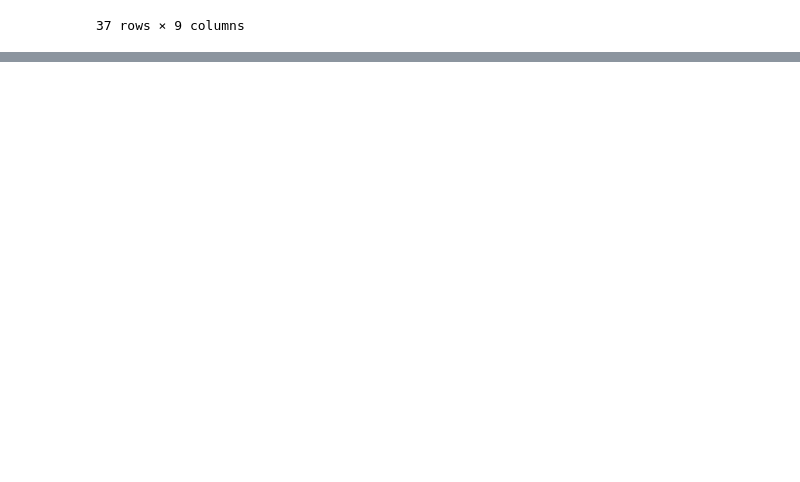
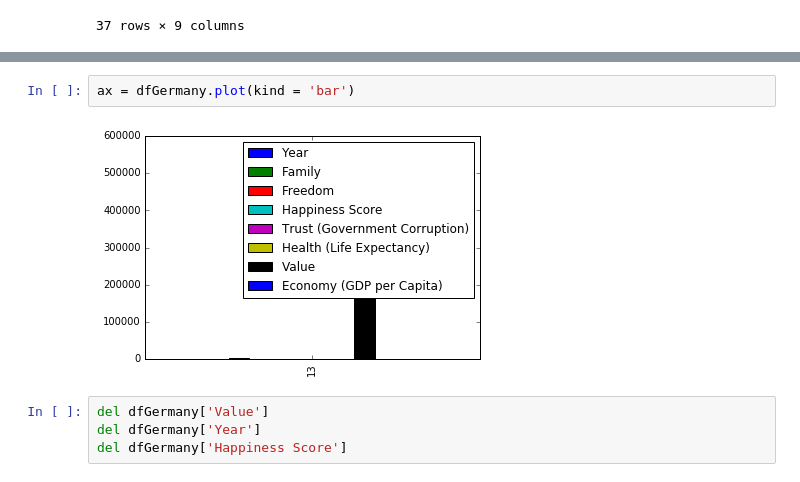
Before and after one commit to UNCG-CSE/World-Refugee-Forecast, a Jupyter notebook: src/Happiness Index.ipynb, the cells around one changed output, grey strips where cells are left out. Drawn from its saved outputs; the diff is of its cells as text; blank space fills up the shorter version.

```diff
--- a/src/Happiness Index.ipynb
+++ b/src/Happiness Index.ipynb
@@ -90,0 +98,8 @@ df_grouped.plot(kind = 'bar')
+# %%
+ax = dfGermany.plot(kind = 'bar')
+# %% [output]
+[figure, added]
+# %%
+del dfGermany['Value']
+del dfGermany['Year']
+del dfGermany['Happiness Score']
```
Also changed, not shown: parts of 4 cells of this notebook.
